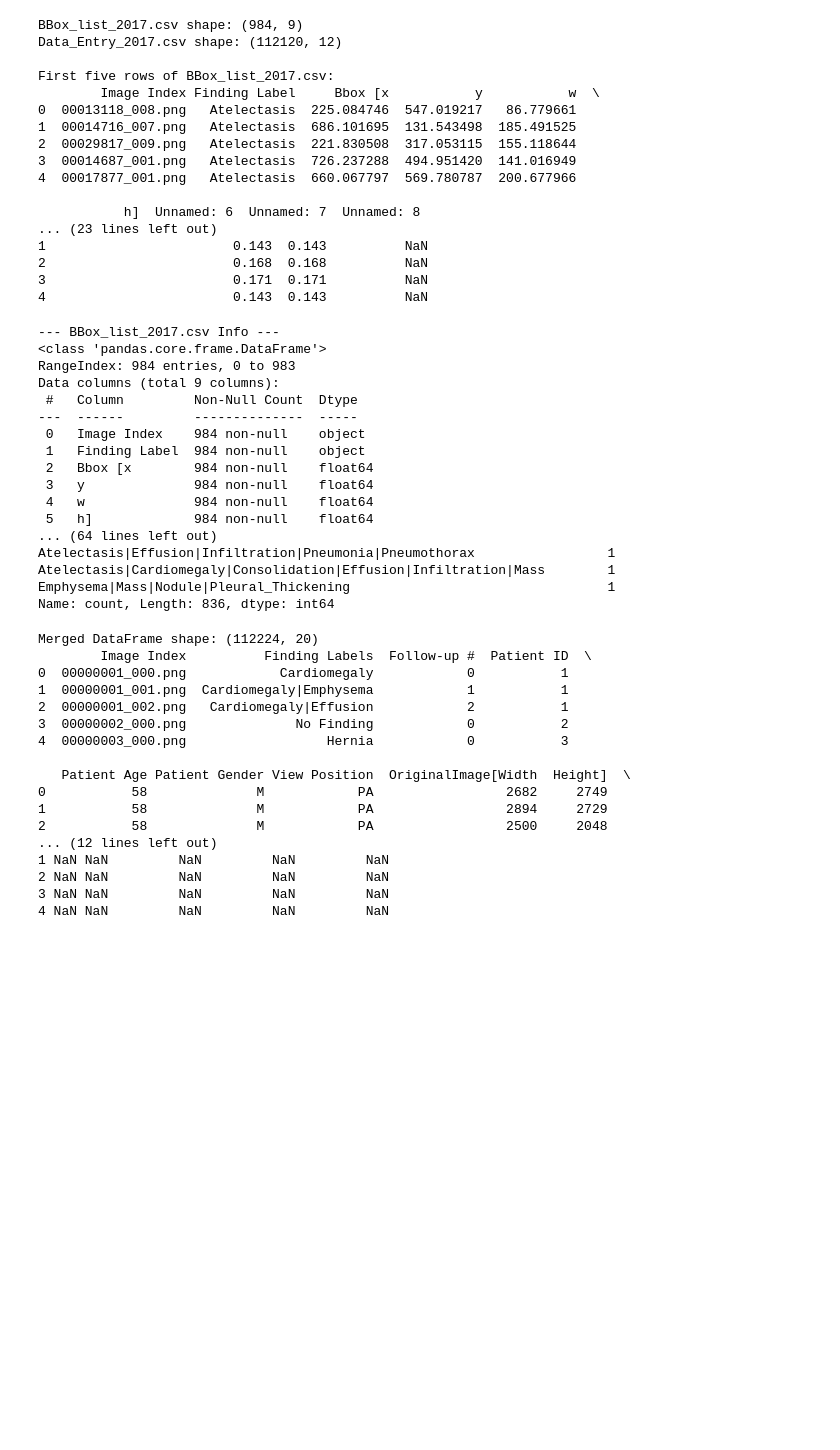
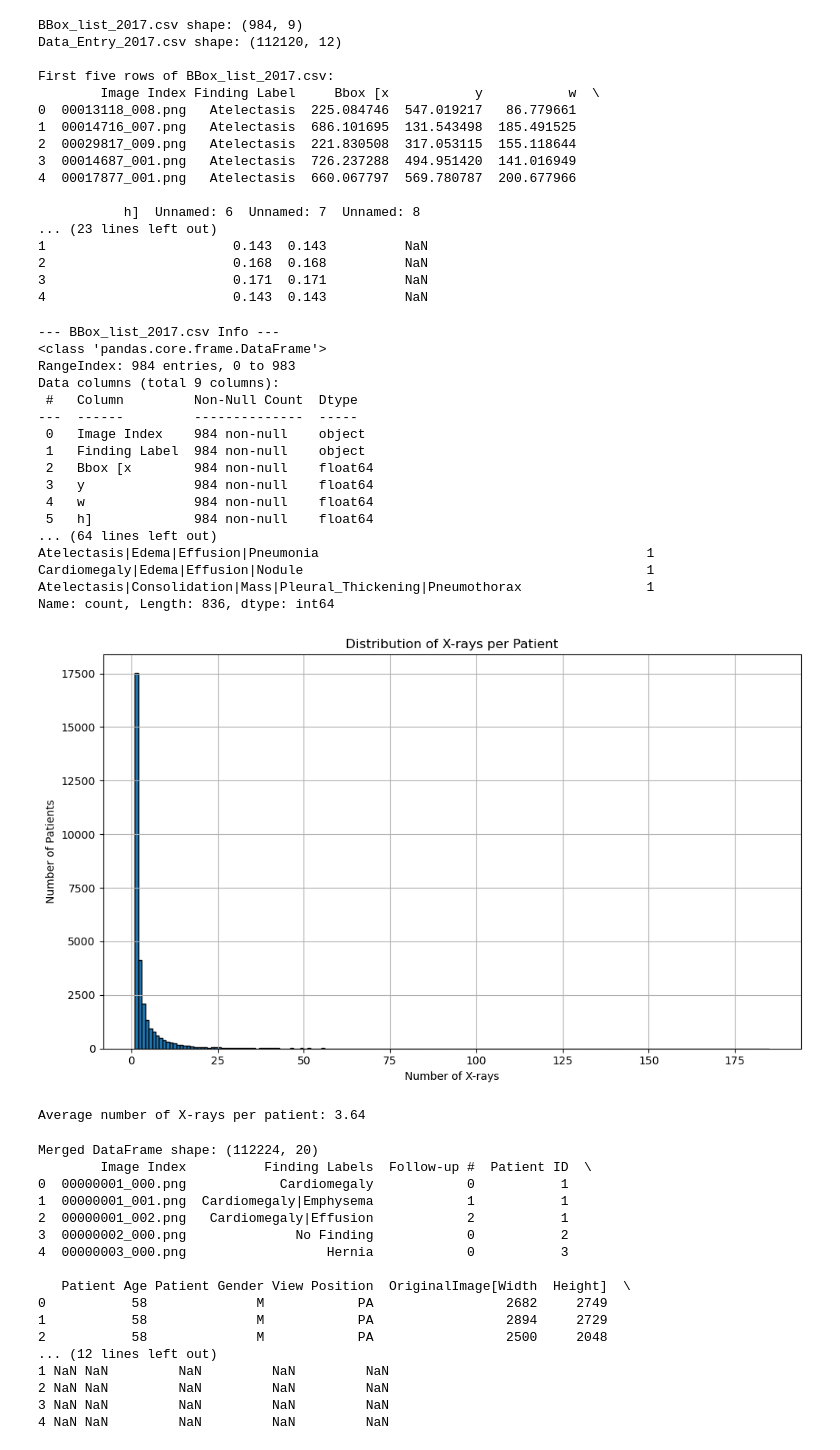
Before and after one commit to vivaanjhaveri/chest-xray, a Jupyter notebook: chest_xray.ipynb, the cells around one changed output. Drawn from its saved outputs; the diff is of its cells as text; code cells hidden in the pictures; blank space fills up the shorter version.

```diff
--- a/chest_xray.ipynb
+++ b/chest_xray.ipynb
@@ -46,8 +46,8 @@ The cells below display the first few rows and provide summary statistics for fu
 - **BBox_list_2017.csv:** Contains bounding box coordinates for regions of interest in the images.
 - **Data_Entry_2017.csv:** Contains class labels and additional patient metadata.
 # %%
-bbox_df = pd.read_csv('/BBox_List_2017.csv')
-data_df = pd.read_csv('/Data_Entry_2017.csv')
+bbox_df = pd.read_csv('data/BBox_List_2017.csv')
+data_df = pd.read_csv('data/Data_Entry_2017.csv')
 
 # Display the shape of the datasets
 print('BBox_list_2017.csv shape:', bbox_df.shape)
@@ -107,10 +107,31 @@ Data columns (total 9 columns):
  4   w              984 non-null    float64
  5   h]             984 non-null    float64
 ... (64 lines left out)
-Atelectasis|Effusion|Infiltration|Pneumonia|Pneumothorax                 1
-Atelectasis|Cardiomegaly|Consolidation|Effusion|Infiltration|Mass        1
-Emphysema|Mass|Nodule|Pleural_Thickening                                 1
+Atelectasis|Edema|Effusion|Pneumonia                                          1
+Cardiomegaly|Edema|Effusion|Nodule                                            1
+Atelectasis|Consolidation|Mass|Pleural_Thickening|Pneumothorax                1
 Name: count, Length: 836, dtype: int64
+# %%
+xray_counts = data_df['Patient ID'].value_counts()
+
+# Plot the distribution of X-rays per patient
+plt.figure(figsize=(10, 6))
+xray_counts.plot(kind='hist', bins=range(1, xray_counts.max()+2), edgecolor='black')
+plt.title('Distribution of X-rays per Patient')
+plt.xlabel('Number of X-rays')
+plt.ylabel('Number of Patients')
+plt.grid(True)
+plt.tight_layout()
+plt.show()
+# %% [output]
+[figure, added]
+# %%
+# Calculate the average number of X-rays per patient
+average_xrays = xray_counts.mean()
+
+print(f"Average number of X-rays per patient: {average_xrays:.2f}")
+# %% [output]
+Average number of X-rays per patient: 3.64
 # %%
 # Step 4: Merge the two datasets on the "Image Index" column
 merged_df = pd.merge(data_df, bbox_df, on='Image Index', how='left')
```
Also changed, not shown: parts of 2 cells of this notebook, 1 other file.
